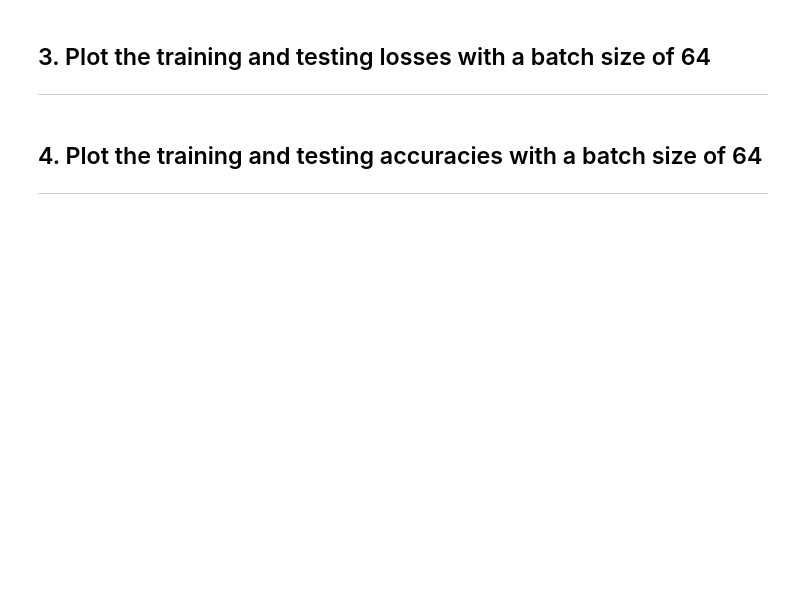
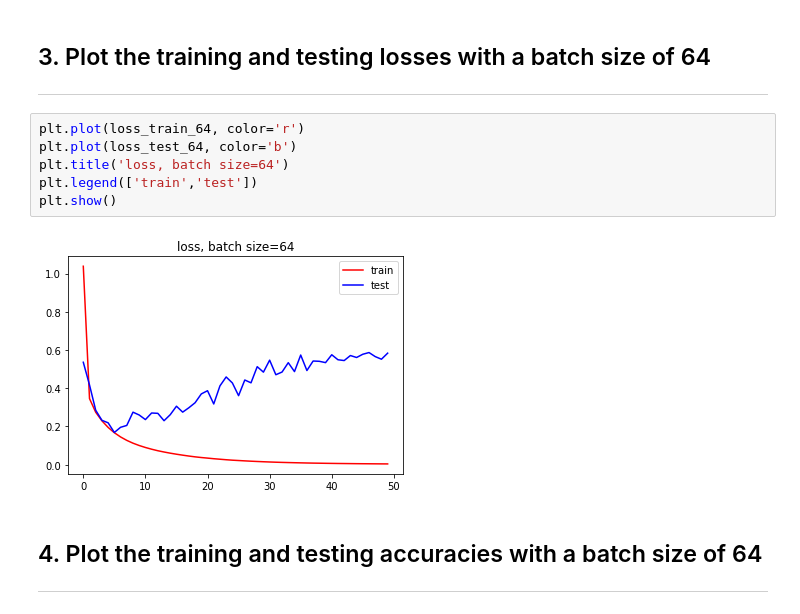
Before and after one commit to jwoonge/ML-projects, a Jupyter notebook: 09/assignment_09.ipynb, the cells around one changed output. Cells and saved outputs as stored; diff of their text form; blank space fills up the shorter version.

```diff
--- a/09/assignment_09.ipynb
+++ b/09/assignment_09.ipynb
@@ -171,6 +158,14 @@ loss_train_128, loss_test_128, acc_train_128, acc_test_128 = learn(classifier, d
 # %% [markdown]
 ## 3. Plot the training and testing losses with a batch size of 64
 ---
+# %%
+plt.plot(loss_train_64, color='r')
+plt.plot(loss_test_64, color='b')
+plt.title('loss, batch size=64')
+plt.legend(['train','test'])
+plt.show()
+# %% [output]
+[figure, added]
 # %% [markdown]
 ## 4. Plot the training and testing accuracies with a batch size of 64
 ---
```
Also changed, not shown: parts of 13 cells of this notebook.
